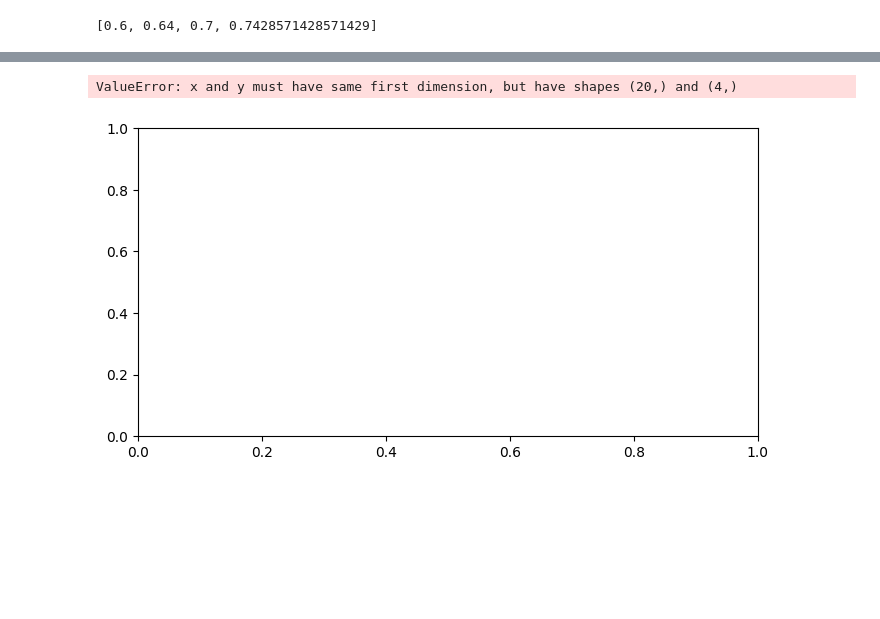
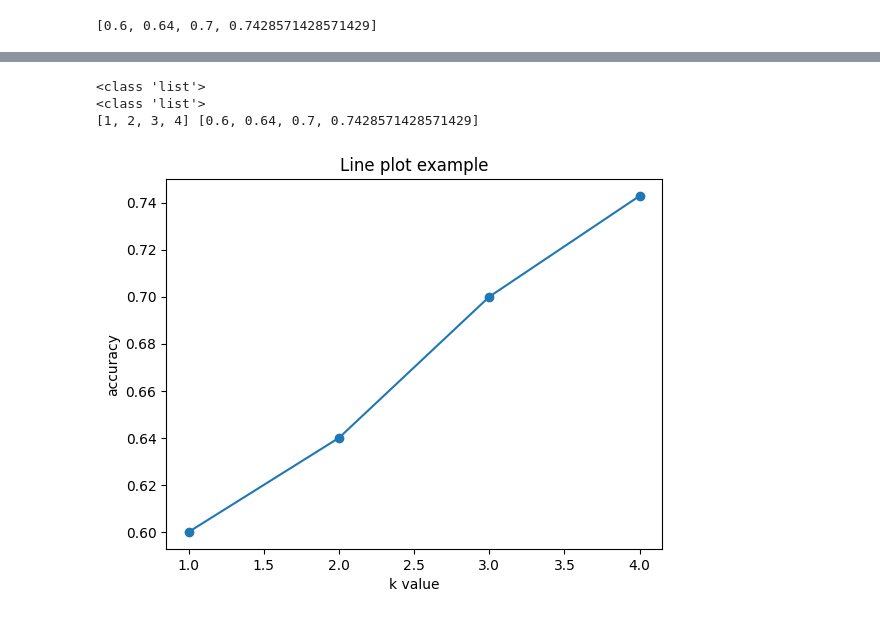
Before and after one commit to Harshita15887/SML, a Jupyter notebook: Assignment10.ipynb, the cells around one changed output, grey strips where cells are left out. Saved outputs shown, nothing was run; the diff lists cells and outputs as text; code cells hidden in the pictures; blank space fills up the shorter version.

```diff
--- a/Assignment10.ipynb
+++ b/Assignment10.ipynb
@@ -180,4 +172,4 @@ acc
 # %%
 import matplotlib.pyplot as plt
 # %%
-k_v = range(1, 21)
+k_v = list(range(1, 5))
@@ -204,9 +176,16 @@ ValueError: x and y must have same first dimension, but have shapes (20,) and (4
+# %%
+print(type(k_v))
+print(type(acc))
+print(k_v,acc)
+# %% [output]
+<class 'list'>
+<class 'list'>
+[1, 2, 3, 4] [0.6, 0.64, 0.7, 0.7428571428571429]
 # %%
-plt.figure(figsize=((8, 4)))
-plt.plot(k_v, acc)  # Plot k_v against the list of accuracy values
+plt.plot(k_v, acc,marker='o')
 plt.xlabel('k value')
 plt.ylabel('accuracy')
+plt.title("Line plot example")
 plt.show()
 # %% [output]
-ValueError: x and y must have same first dimension, but have shapes (20,) and (4,)
-[figure, old version]
+[figure, new version]
```
Also changed, not shown: parts of 4 cells of this notebook.
